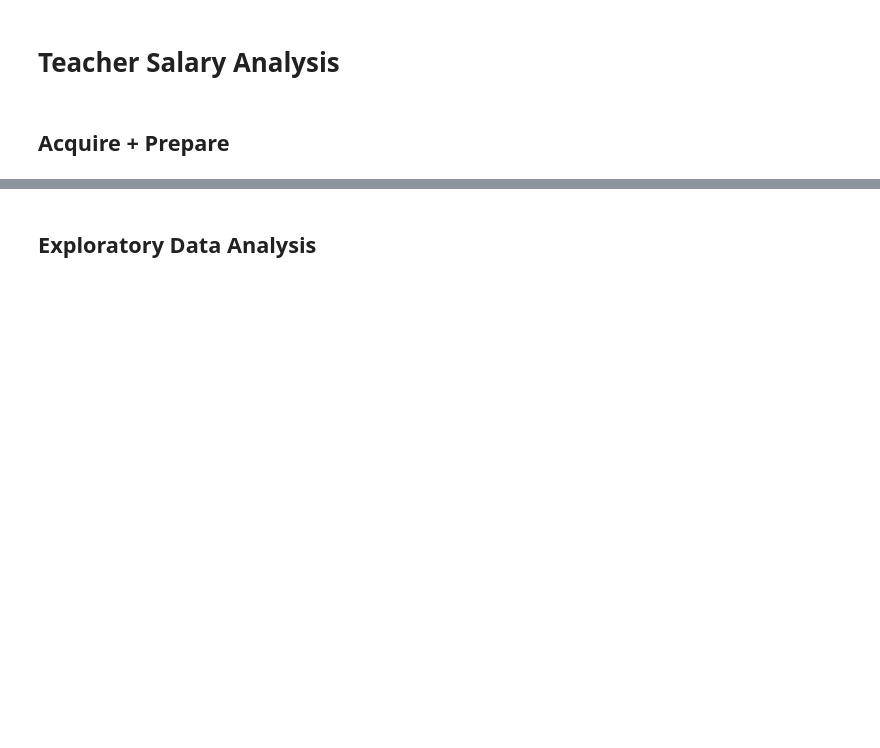
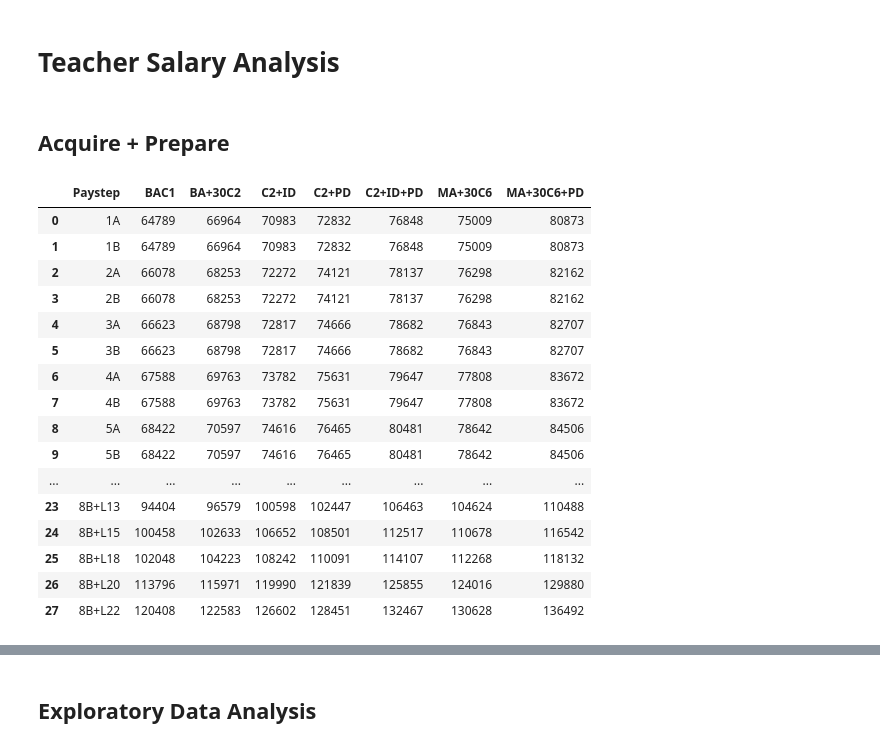
Before and after one commit to Anias-clo/Teacher_Payroll_Analysis, a Jupyter notebook: poc.ipynb, the cells around one changed output, grey strips where cells are left out. Drawn from its saved outputs; the diff is of its cells as text; code cells hidden in the pictures; blank space fills up the shorter version.

```diff
--- a/poc.ipynb
+++ b/poc.ipynb
@@ -12,3 +13,25 @@ import seaborn as sns
 pd.set_option('display.max_rows', 200)
 # %% [markdown]
 ## Acquire + Prepare
+# %%
+data = pd.read_csv('cleaned_salary_schedule_2024.csv')
+# %%
+data
+# %% [output]
+|  | Paystep | BAC1 | BA+30C2 | C2+ID | C2+PD | C2+ID+PD | MA+30C6 | MA+30C6+PD |
+| 0 | 1A | 64789 | 66964 | 70983 | 72832 | 76848 | 75009 | 80873 |
+| 1 | 1B | 64789 | 66964 | 70983 | 72832 | 76848 | 75009 | 80873 |
+| 2 | 2A | 66078 | 68253 | 72272 | 74121 | 78137 | 76298 | 82162 |
+| 3 | 2B | 66078 | 68253 | 72272 | 74121 | 78137 | 76298 | 82162 |
+| 4 | 3A | 66623 | 68798 | 72817 | 74666 | 78682 | 76843 | 82707 |
+| 5 | 3B | 66623 | 68798 | 72817 | 74666 | 78682 | 76843 | 82707 |
+| 6 | 4A | 67588 | 69763 | 73782 | 75631 | 79647 | 77808 | 83672 |
+| 7 | 4B | 67588 | 69763 | 73782 | 75631 | 79647 | 77808 | 83672 |
+| 8 | 5A | 68422 | 70597 | 74616 | 76465 | 80481 | 78642 | 84506 |
+| 9 | 5B | 68422 | 70597 | 74616 | 76465 | 80481 | 78642 | 84506 |
+| ... | ... | ... | ... | ... | ... | ... | ... | ... |
+| 23 | 8B+L13 | 94404 | 96579 | 100598 | 102447 | 106463 | 104624 | 110488 |
+| 24 | 8B+L15 | 100458 | 102633 | 106652 | 108501 | 112517 | 110678 | 116542 |
+| 25 | 8B+L18 | 102048 | 104223 | 108242 | 110091 | 114107 | 112268 | 118132 |
+| 26 | 8B+L20 | 113796 | 115971 | 119990 | 121839 | 125855 | 124016 | 129880 |
+| 27 | 8B+L22 | 120408 | 122583 | 126602 | 128451 | 132467 | 130628 | 136492 |
```
Also changed, not shown: parts of 21 cells of this notebook, 4 other files.
